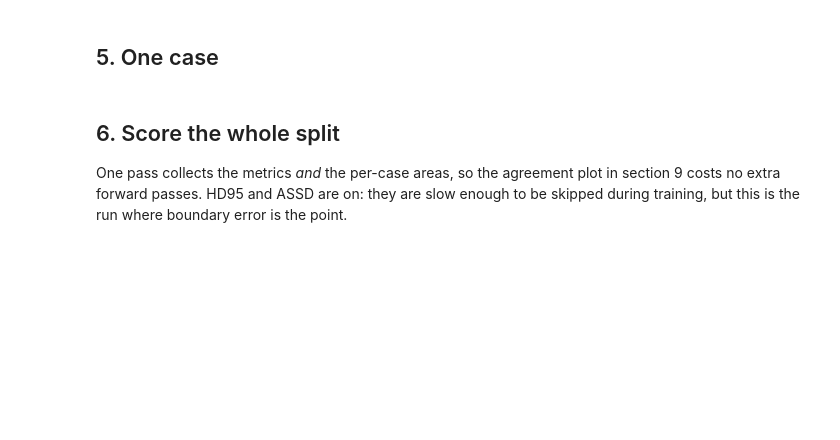
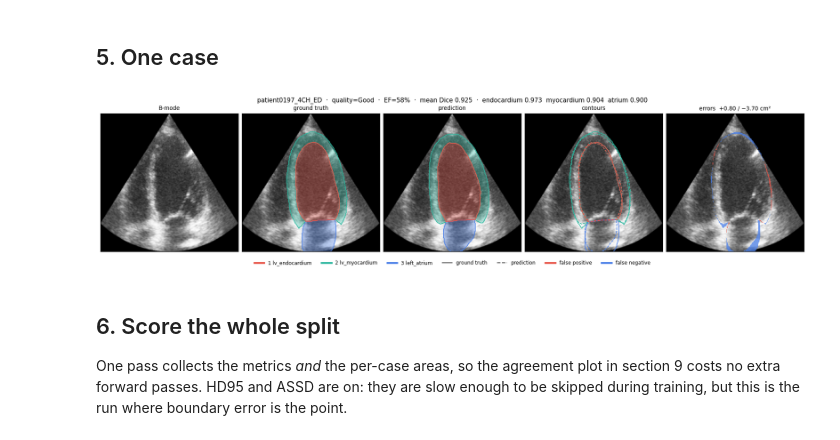
Before and after one commit to ibrahimovnijat/Cardiac-Segmentation, a Jupyter notebook: inference_visualization.ipynb, the cells around one changed output. Drawn from its saved outputs; the diff is of its cells as text; code cells hidden in the pictures; blank space fills up the shorter version.

```diff
--- a/inference_visualization.ipynb
+++ b/inference_visualization.ipynb
@@ -33,7 +33,7 @@ from evaluation import METRIC_NAMES, SegmentationEvaluator
 from model import build_unet, count_parameters, resolve_device
 
 DATA_ROOT = Path.cwd().parent / "CAMUS_public"
-RUN_DIR = Path("runs/unet_baseline")
+RUN_DIR = Path("runs/unet_baseline/test2")
 CHECKPOINT = RUN_DIR / "best.pt"      # "last.pt" for the final epoch instead
 SPLIT = "test"                        # the official held-out patients
 
@@ -236,10 +249,12 @@ def show_prediction(sample, pred=None, probs=None):
 # %% [markdown]
 ## 5. One case
 # %%
-sample = test_ds[0]
+sample = test_ds[34]
 pred, probs = predict(sample)
 show_prediction(sample, pred, probs)
 plt.show()
+# %% [output]
+[figure, added]
 # %% [markdown]
 ## 6. Score the whole split
 
```
Also changed, not shown: parts of 10 cells of this notebook, 2 other files.
